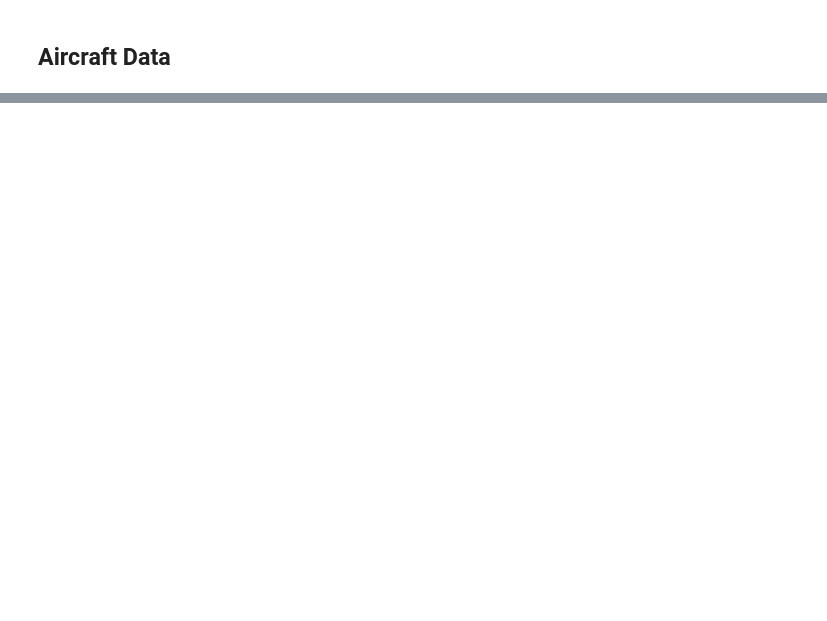
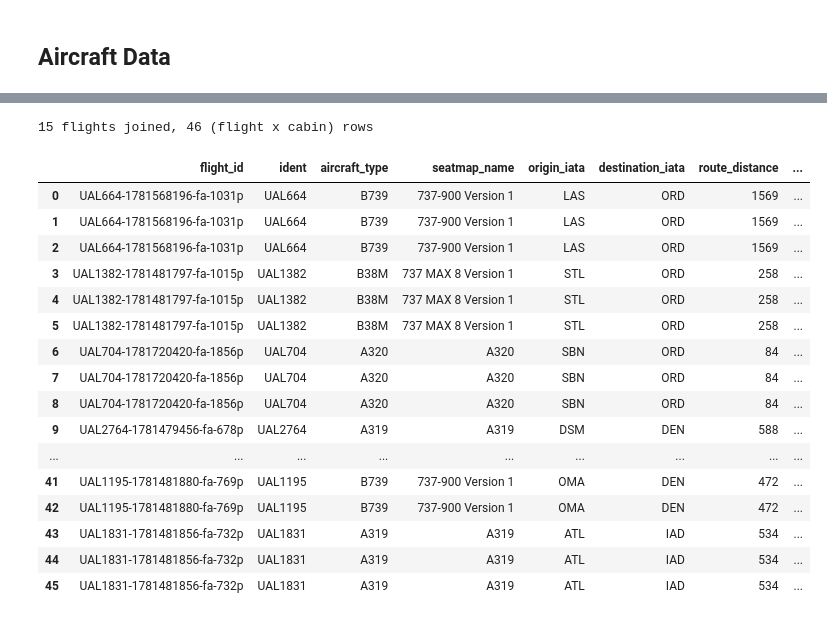
Before and after one commit to kingsuching/airlineRevenueOptimization, a Jupyter notebook: Project 1/Project 1.ipynb, the cells around one changed output, grey strips where cells are left out. Drawn from its saved outputs; the diff is of its cells as text; code cells hidden in the pictures; blank space fills up the shorter version.

```diff
--- a/Project 1/Project 1.ipynb
+++ b/Project 1/Project 1.ipynb
@@ -138,0 +47,24 @@ def scrape_website(url: str, css_selector: str, use_selenium: bool = False, sele
+# %%
+with open('aircraft_data/UAL_aircraft_data.json') as f:
+    raw = json.load(f)
+
+def _flatten_ual_data(data: dict) -> pd.DataFrame:
+    rows = []
+
+    def _process(aircraft_name: str, d: dict):
+        for key, val in d.items():
+            if not isinstance(val, dict):
+                continue
+            if any(isinstance(v, dict) for v in val.values()):
+                # malformed nesting: key is actually another aircraft variant
+                _process(key, val)
+            else:
+                rows.append({"aircraft": aircraft_name, "cabin_class": key, **val})
+
+    for aircraft, cabins in data.items():
+        _process(aircraft, cabins)
+
+    return pd.DataFrame(rows)
+
+ual_aircraft_df = _flatten_ual_data(raw)
+ual_aircraft_df
@@ -138,0 +188,29 @@ def scrape_website(url: str, css_selector: str, use_selenium: bool = False, sele
+# %%
+# Load UAL flights from the saved CSV (so this runs without a live API call) and compute capacity.
+ual_flights = pd.read_csv("data/UAL_flights.csv")
+
+capacity_df, unmapped = compute_flight_capacity(ual_flights, ual_aircraft_df)
+print(f"{capacity_df['flight_id'].nunique()} flights joined, "
+      f"{len(capacity_df)} (flight x cabin) rows")
+if unmapped:
+    print(f"Unmapped aircraft_type codes (add to AIRCRAFT_TYPE_MAP): {sorted(unmapped)}")
+capacity_df
+# %% [output]
+15 flights joined, 46 (flight x cabin) rows
+|  | flight_id | ident | aircraft_type | seatmap_name | origin_iata | destination_iata | route_distance | ... |
+| 0 | UAL664-1781568196-fa-1031p | UAL664 | B739 | 737-900 Version 1 | LAS | ORD | 1569 | ... |
+| 1 | UAL664-1781568196-fa-1031p | UAL664 | B739 | 737-900 Version 1 | LAS | ORD | 1569 | ... |
+| 2 | UAL664-1781568196-fa-1031p | UAL664 | B739 | 737-900 Version 1 | LAS | ORD | 1569 | ... |
+| 3 | UAL1382-1781481797-fa-1015p | UAL1382 | B38M | 737 MAX 8 Version 1 | STL | ORD | 258 | ... |
+| 4 | UAL1382-1781481797-fa-1015p | UAL1382 | B38M | 737 MAX 8 Version 1 | STL | ORD | 258 | ... |
+| 5 | UAL1382-1781481797-fa-1015p | UAL1382 | B38M | 737 MAX 8 Version 1 | STL | ORD | 258 | ... |
+| 6 | UAL704-1781720420-fa-1856p | UAL704 | A320 | A320 | SBN | ORD | 84 | ... |
+| 7 | UAL704-1781720420-fa-1856p | UAL704 | A320 | A320 | SBN | ORD | 84 | ... |
+| 8 | UAL704-1781720420-fa-1856p | UAL704 | A320 | A320 | SBN | ORD | 84 | ... |
+| 9 | UAL2764-1781479456-fa-678p | UAL2764 | A319 | A319 | DSM | DEN | 588 | ... |
+| ... | ... | ... | ... | ... | ... | ... | ... | ... |
+| 41 | UAL1195-1781481880-fa-769p | UAL1195 | B739 | 737-900 Version 1 | OMA | DEN | 472 | ... |
+| 42 | UAL1195-1781481880-fa-769p | UAL1195 | B739 | 737-900 Version 1 | OMA | DEN | 472 | ... |
+| 43 | UAL1831-1781481856-fa-732p | UAL1831 | A319 | A319 | ATL | IAD | 534 | ... |
+| 44 | UAL1831-1781481856-fa-732p | UAL1831 | A319 | A319 | ATL | IAD | 534 | ... |
+| 45 | UAL1831-1781481856-fa-732p | UAL1831 | A319 | A319 | ATL | IAD | 534 | ... |
```
Also changed, not shown: parts of 8 cells of this notebook.
